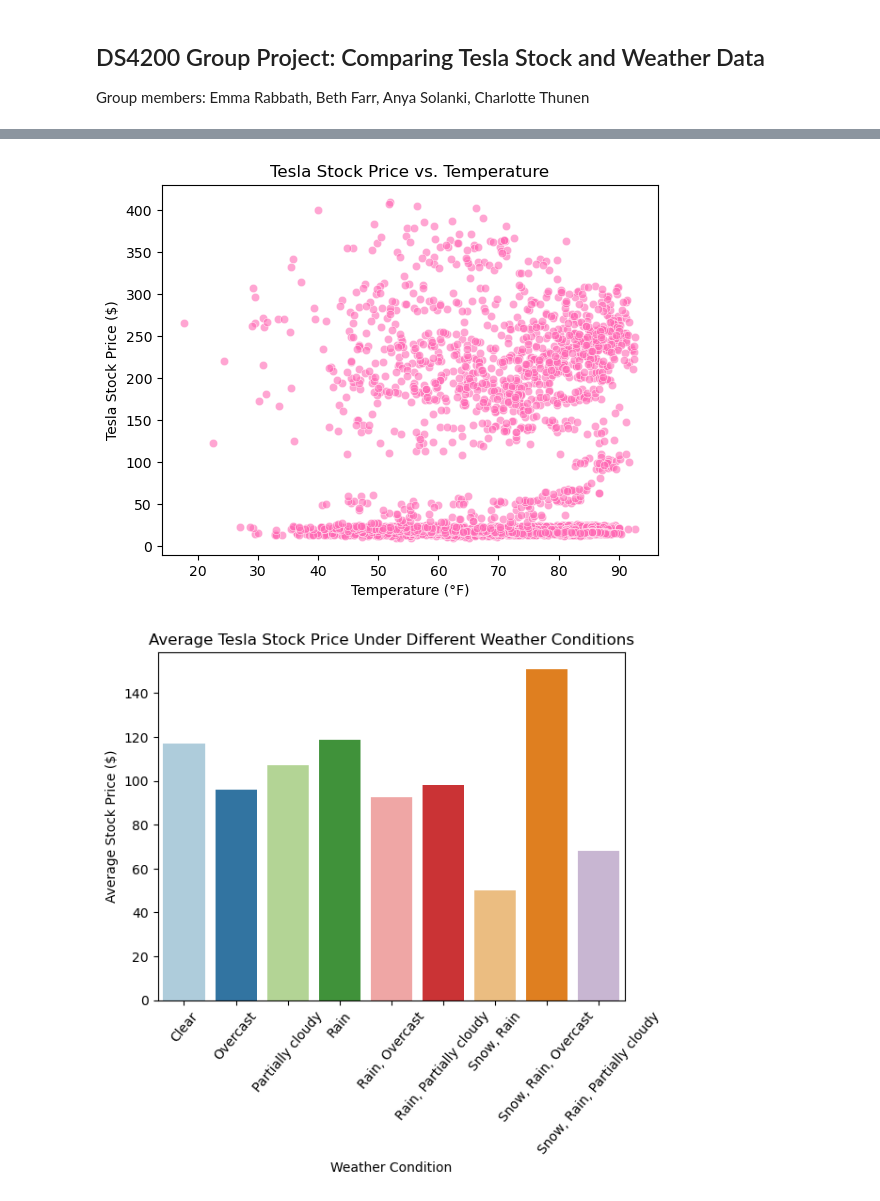
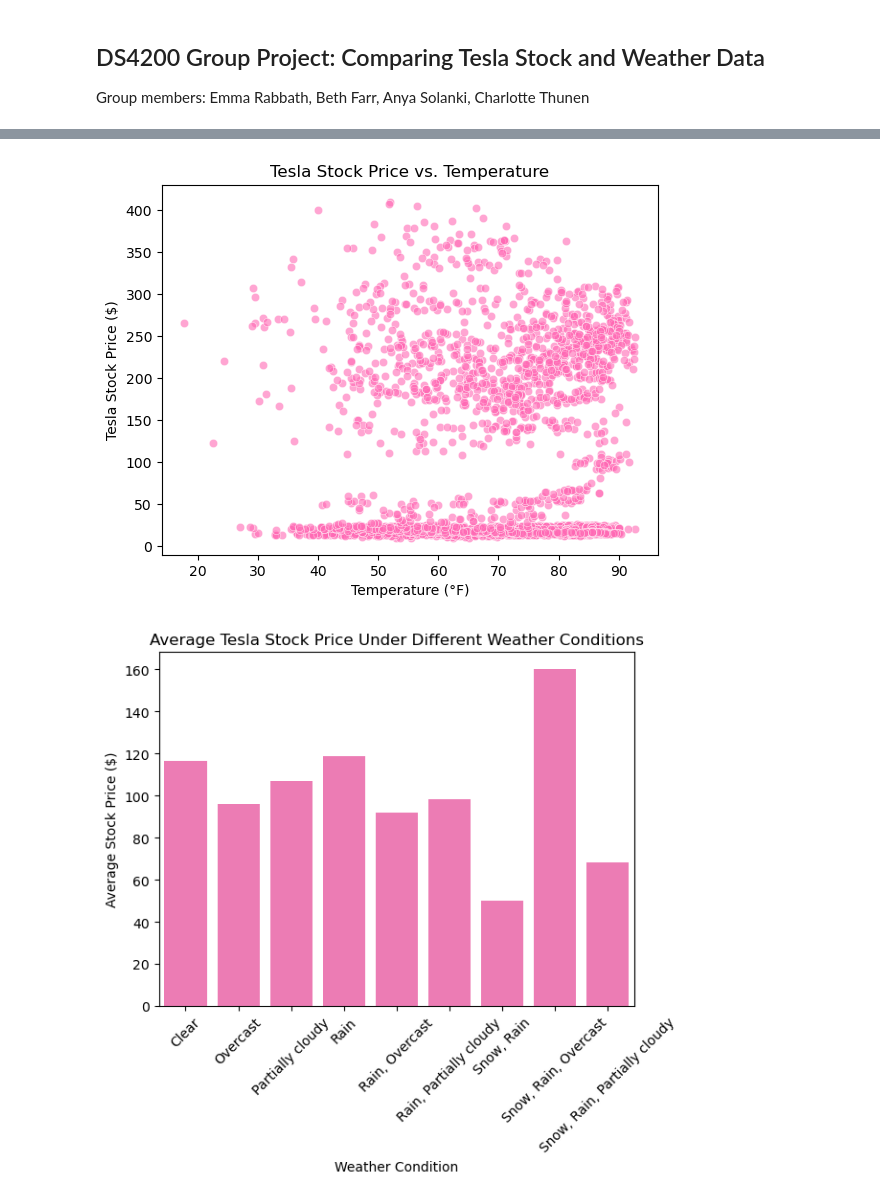
Before and after one commit to charthunen/DS4200, a Jupyter notebook: GroupProject/DS4200GroupProject.ipynb, the cells around one changed output, grey strips where cells are left out. Cells and saved outputs as stored; diff of their text form; code cells hidden in the pictures.

Commit message:
adding combined_data.csv

```diff
--- a/GroupProject/DS4200GroupProject.ipynb
+++ b/GroupProject/DS4200GroupProject.ipynb
@@ -10,7 +10,7 @@ import seaborn as sns
 ## Load all data into separate weather and tesla dfs
 # Weather Data
 # File path
-file_path = "GroupProject/Austin_Weather_Data/"
+file_path = "Austin_Weather_Data/"
 # List of files
 files = [
     "Austin_Texas_2014-09-15_2017-06-09.csv",
@@ -27,4 +27,8 @@ df_list = [pd.read_csv(file) for file in file_paths]
 weather_df = pd.concat(df_list, ignore_index=True)
 
 # Tesla Data
-tesla_df = pd.read_csv("GroupProject/Tesla_Stock_Data/Tesla_Stock_2014-09-15_2024_09_13.csv")
+tesla_df = pd.read_csv("Tesla_Stock_Data/Tesla_Stock_2014-09-15_2024_09_13.csv")
+
+
+# Natural Gas Data
+gas_df = pd.read_csv("natural_gas_prices.csv")
@@ -35,6 +53,9 @@ weather_df['datetime'] = pd.to_datetime(weather_df['datetime'])
 
 # Convert tesla_df "date" to datetime object
 tesla_df['datetime'] = pd.to_datetime(tesla_df['Date'], format='%m/%d/%Y')
+
+# Convert gas_df "Date" to datetime object
+gas_df['datetime'] = pd.to_datetime(gas_df['Date'], format='%Y-%m-%d')
 
 # Remove special symbols from each column in tesla_df
 tesla_df['Close/Last'] = tesla_df['Close/Last'].replace({'\$': '', ',': ''}, regex=True).astype(float)
@@ -45,9 +66,20 @@ tesla_df['Low'] = tesla_df['Low'].replace({'\$': '', ',': ''}, regex=True).astyp
 # Set datetime as index to merge the dataframes
 weather_df.set_index('datetime', inplace=True)
 tesla_df.set_index('datetime', inplace=True)
+gas_df.set_index('datetime', inplace=True)
 
-# Combine all data into one df
+# define date range
+start_date = '2014-09-15'
+end_date = '2024-09-13'
+# filter gas_df to only include desired date range
+gas_df = gas_df[(gas_df.index >= start_date) & (gas_df.index <= end_date)]
+# Rename Price to "GasPrice"
+gas_df.rename(columns={'Price': 'GasPrice'}, inplace=True)
+
+# Combine weather & tesla data
 combined_df = weather_df.join(tesla_df, how='inner')
+# add gas to the df
+combined_df = combined_df.join(gas_df[['GasPrice']], how='inner')
 
 # Drop unnecessary columns
 cols_to_drop = ["precipprob", "precipcover", "snow", "snowdepth", "winddir", "sealevelpressure",
@@ -81,19 +116,19 @@ plt.xlabel("Temperature (°F)")
 plt.ylabel("Tesla Stock Price ($)")
 plt.show()
 # %% [output]
-[figure, old version]
+[figure, new version]
 # %%
 ## Create a bar chart showing Tesla's stock performance under different weather conditions
 
 # Calculate average stock price for each weather condition
 avg_stock_price_by_weather = combined_df.groupby('conditions')['Close/Last'].mean().reset_index()
 
 # Create Bar Plot
-sns.barplot(data=avg_stock_price_by_weather, x='conditions', y='Close/Last', palette='Paired')
+sns.barplot(data=avg_stock_price_by_weather, x='conditions', y='Close/Last', color = 'hotpink')
 plt.title("Average Tesla Stock Price Under Different Weather Conditions")
 plt.xlabel("Weather Condition")
 plt.ylabel("Average Stock Price ($)")
 plt.xticks(rotation=45) # rotate labels for readability
 plt.show()
 # %% [output]
-[figure, old version]
+[figure, new version]
```
Also changed, not shown: parts of 5 cells of this notebook, 5 other files.
